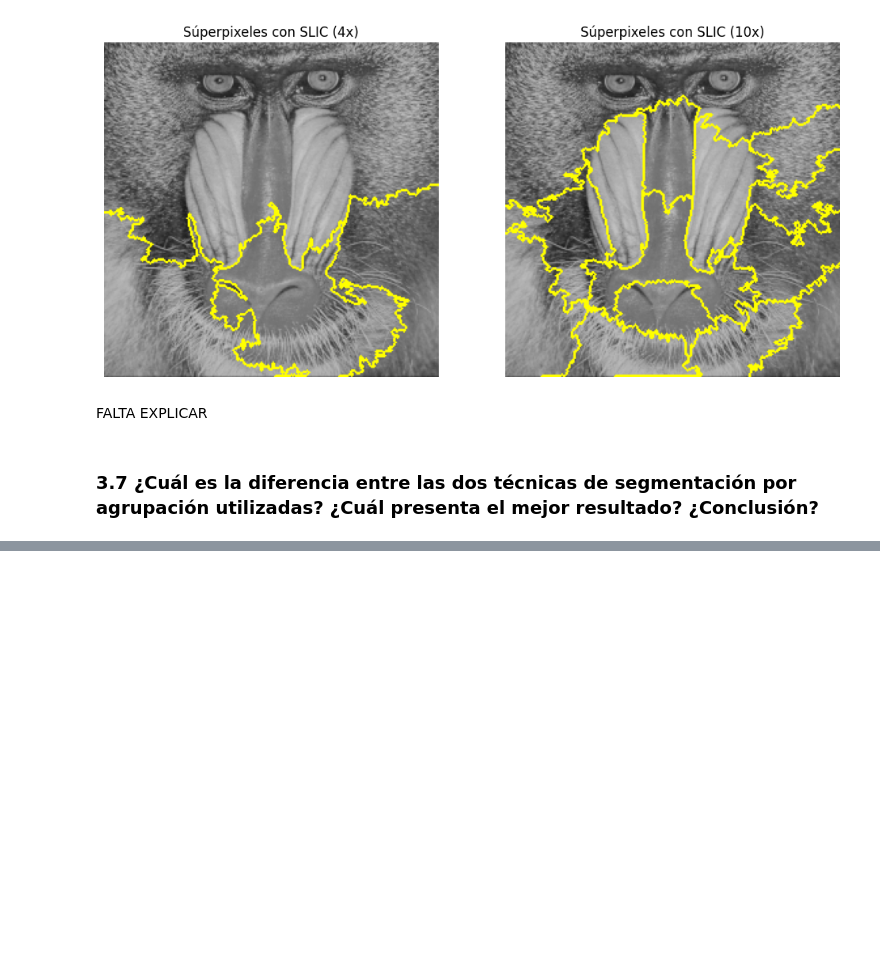
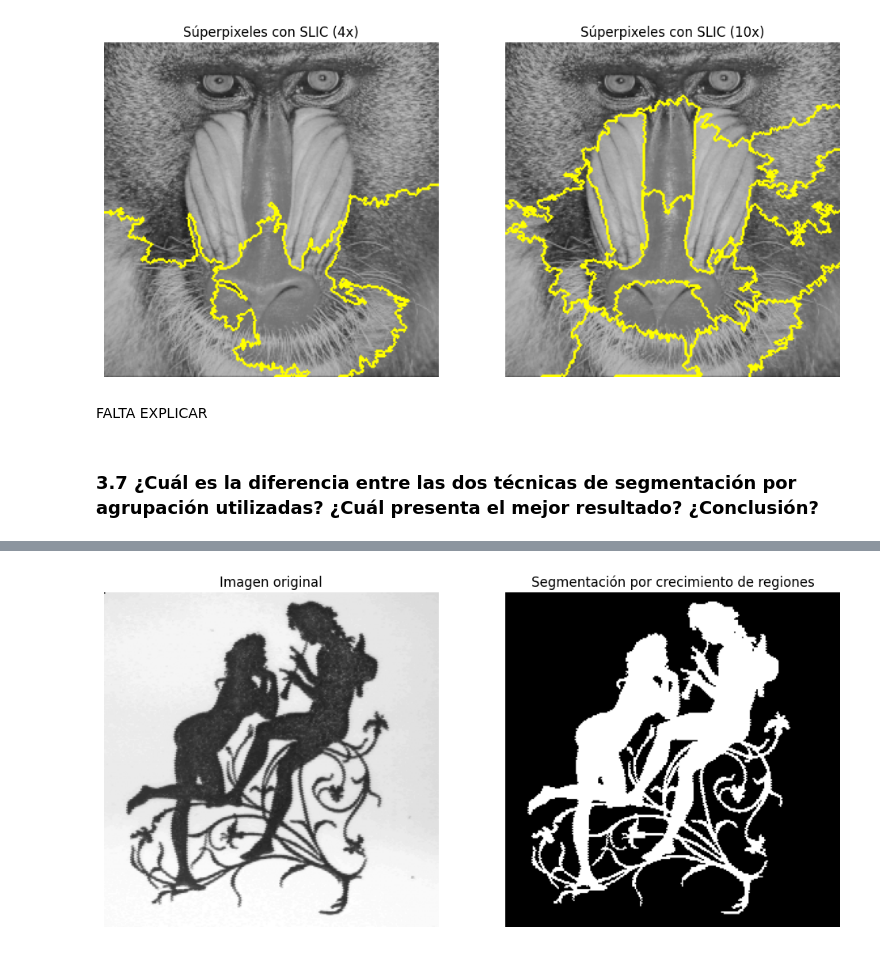
Before and after one commit to EstefaniaLaverde/Vision-por-computadora-MISIS-202601, a Jupyter notebook: Taller3/Taller3.ipynb, the cells around one changed output, grey strips where cells are left out. Drawn from its saved outputs; the diff is of its cells as text; code cells hidden in the pictures; blank space fills up the shorter version.

```diff
--- a/Taller3/Taller3.ipynb
+++ b/Taller3/Taller3.ipynb
@@ -618,0 +620,20 @@ FALTA EXPLICAR
+# %%
+# segmentación por crecimiento de regiones
+semilla1 = (100, 100)
+tol = 17
+
+mask = flood(amour_image, semilla1, tolerance=tol)
+
+# visualizar imagen original y segmentada
+plt.figure(figsize=(12, 6))
+plt.subplot(1, 2, 1)
+plt.imshow(amour_image, cmap='gray')
+plt.axis('off')
+plt.title('Imagen original')
+plt.subplot(1, 2, 2)
+plt.imshow(mask, cmap='gray')
+plt.axis('off')
+plt.title('Segmentación por crecimiento de regiones')
+plt.show()
+# %% [output]
+[figure, added]
```
Also changed, not shown: parts of 6 cells of this notebook, 6 other files.
